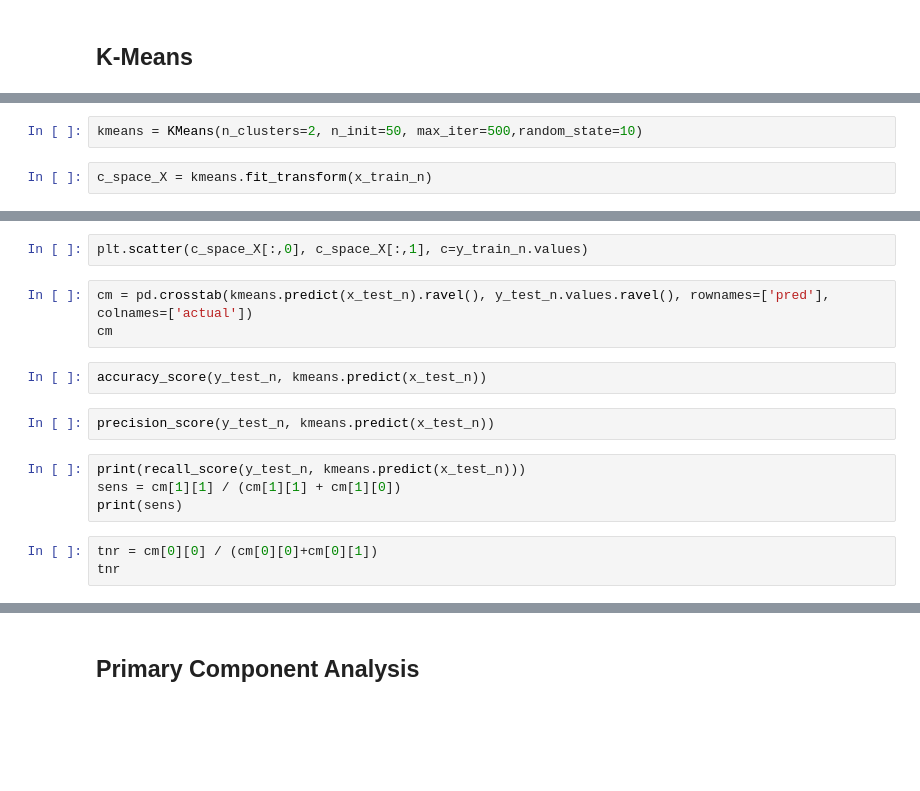
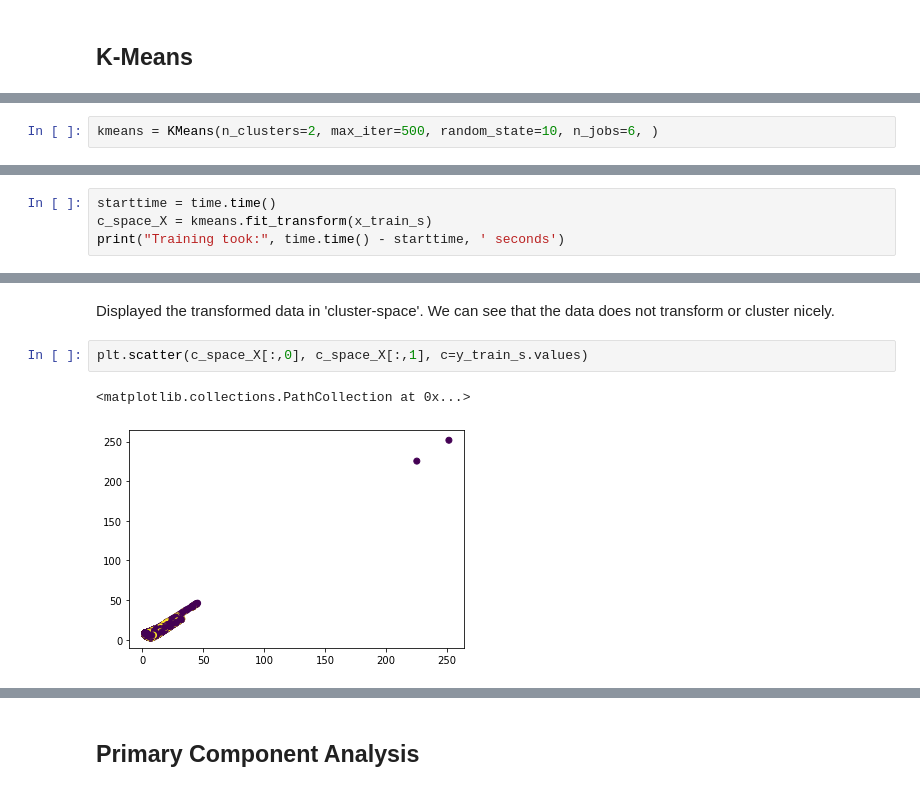
Before and after one commit to gradnerj/cs6600-class-project, a Jupyter notebook: cs5600-final-project.ipynb, the cells around one changed output, grey strips where cells are left out. Cells and saved outputs as stored; diff of their text form; blank space fills up the shorter version.

```diff
--- a/cs5600-final-project.ipynb
+++ b/cs5600-final-project.ipynb
@@ -1546,4 +1555,2 @@ dump(gmm, 'gmm.joblib')
 # %%
-kmeans = KMeans(n_clusters=2, n_init=50, max_iter=500,random_state=10)
+kmeans = KMeans(n_clusters=2, max_iter=500, random_state=10, n_jobs=6, )
-# %%
-c_space_X = kmeans.fit_transform(x_train_n)
@@ -1549,0 +1559,4 @@ c_space_X = kmeans.fit_transform(x_train_n)
+# %%
+starttime = time.time()
+c_space_X = kmeans.fit_transform(x_train_s)
+print("Training took:", time.time() - starttime, ' seconds')
@@ -1552,16 +1575,7 @@ c_space_X
+# %% [markdown]
+Displayed the transformed data in 'cluster-space'. We can see that the data does not transform or cluster nicely.
 # %%
-plt.scatter(c_space_X[:,0], c_space_X[:,1], c=y_train_n.values)
+plt.scatter(c_space_X[:,0], c_space_X[:,1], c=y_train_s.values)
+# %% [output]
+<matplotlib.collections.PathCollection at 0x...>
+[figure, added]
-# %%
-cm = pd.crosstab(kmeans.predict(x_test_n).ravel(), y_test_n.values.ravel(), rownames=['pred'], colnames=['actual'])
-cm
-# %%
-accuracy_score(y_test_n, kmeans.predict(x_test_n))
-# %%
-precision_score(y_test_n, kmeans.predict(x_test_n))
-# %%
-print(recall_score(y_test_n, kmeans.predict(x_test_n)))
-sens = cm[1][1] / (cm[1][1] + cm[1][0])
-print(sens)
-# %%
-tnr = cm[0][0] / (cm[0][0]+cm[0][1])
-tnr
```
Also changed, not shown: parts of 59 cells of this notebook.
